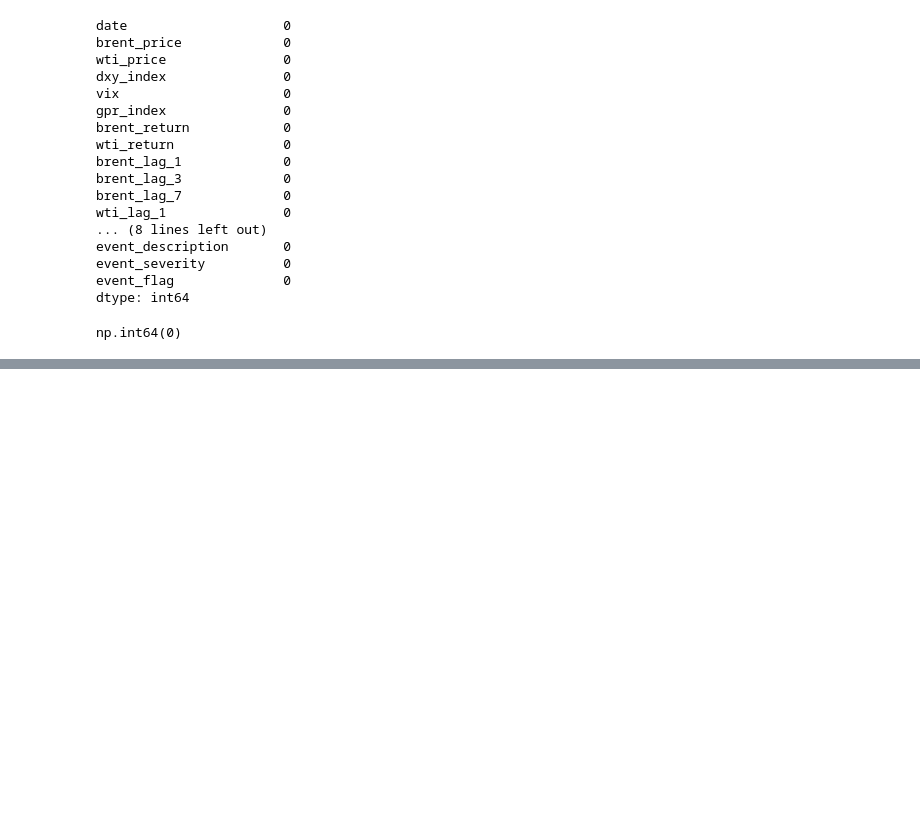
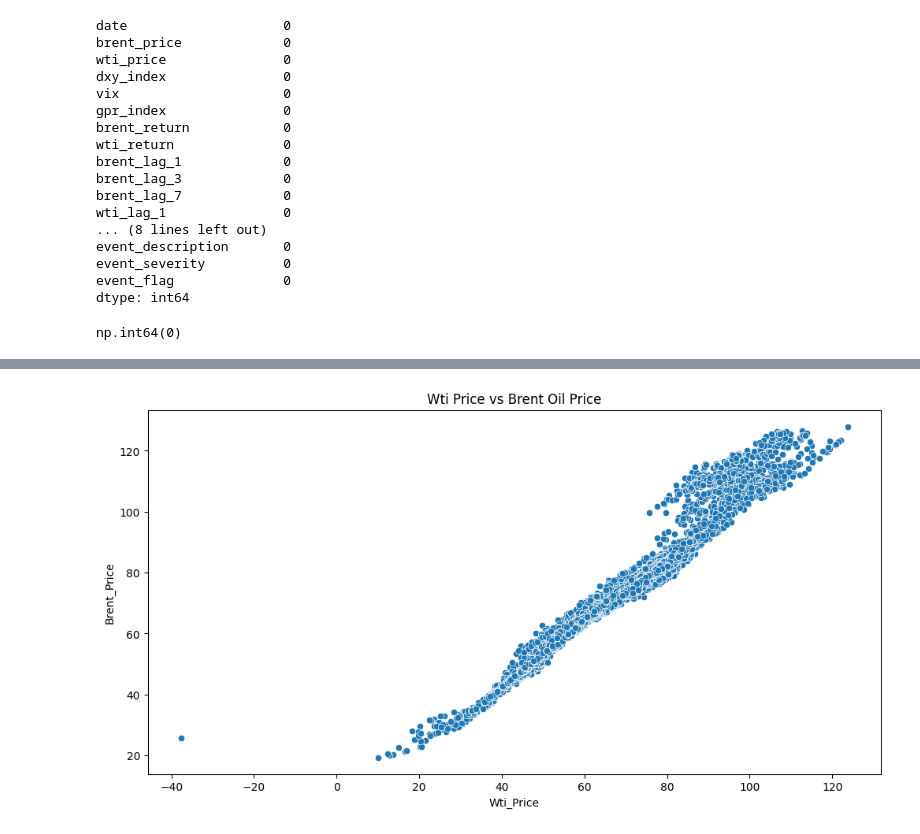
Before and after one commit to RAHEEL-HASSAN-WORK/Oil_Geopolitics_Analysis, a Jupyter notebook: Oil_Geopolitics.ipynb, the cells around one changed output, grey strips where cells are left out. Drawn from its saved outputs; the diff is of its cells as text; code cells hidden in the pictures; blank space fills up the shorter version.

```diff
--- a/Oil_Geopolitics.ipynb
+++ b/Oil_Geopolitics.ipynb
@@ -124,0 +145,9 @@ df.drop_duplicates(inplace=True)
+# %%
+plt.figure(figsize=(12,6))
+sns.scatterplot(x='wti_price', y='brent_price', data=df)
+plt.title('Wti Price vs Brent Oil Price')
+plt.xlabel('Wti_Price')
+plt.ylabel('Brent_Price')
+plt.show()
+# %% [output]
+[figure, added]
```
Also changed, not shown: parts of 4 cells of this notebook.
